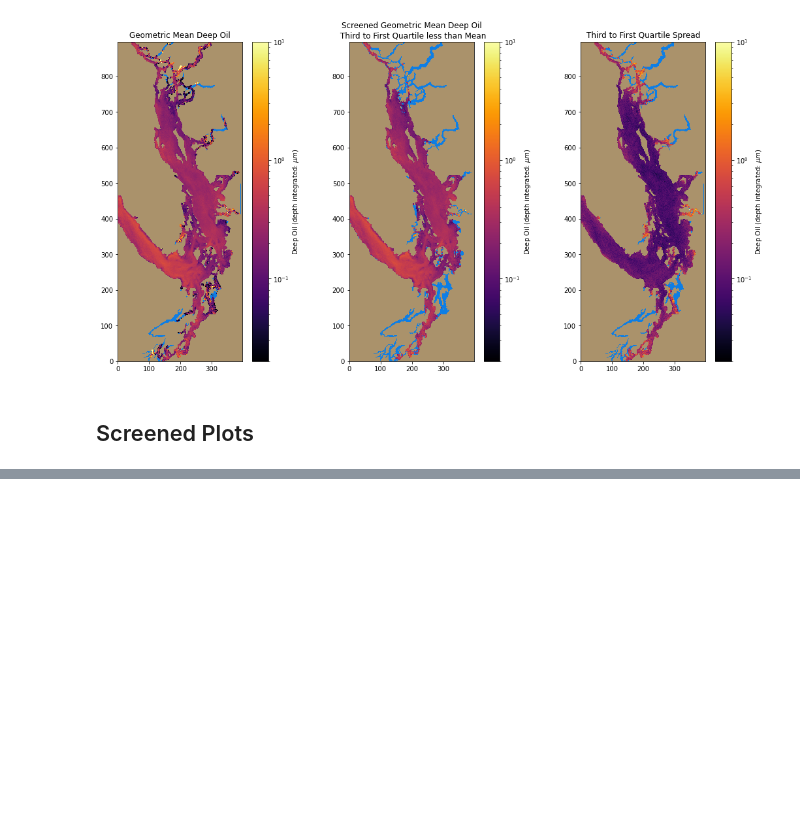
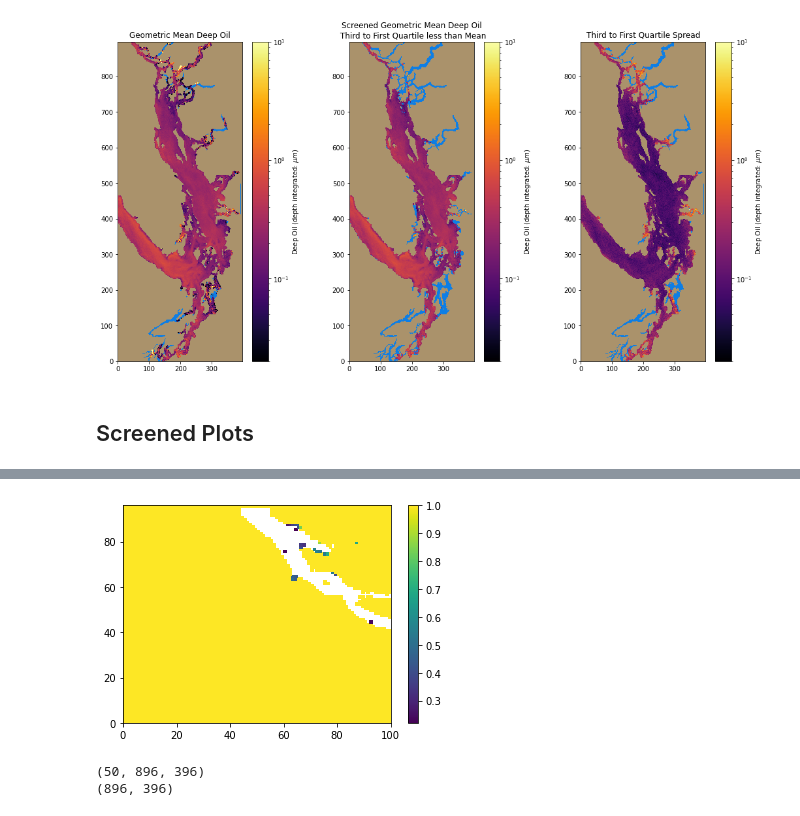
Before and after one commit to MIDOSS/Visualization, a Jupyter notebook: notebooks/Plot_Aggregates_oils_ErrorBnds.ipynb, the cells around one changed output, grey strips where cells are left out. Cells and saved outputs as stored; diff of their text form; code cells hidden in the pictures; blank space fills up the shorter version.

```diff
--- a/notebooks/Plot_Aggregates_oils_ErrorBnds.ipynb
+++ b/notebooks/Plot_Aggregates_oils_ErrorBnds.ipynb
@@ -625,0 +712,22 @@ axs[2, 2].set_title(
+# %%
+plt.pcolormesh(filter_del[800:, 0:100]/filter_location[800:, 0:100])
+plt.colorbar();
+# %% [output]
+[figure, added]
+# %%
+ma_deep_location = np.ma.masked_array(oil.deep_location[0]/(oil.deeppresence + eps),
+                                      oil.deeppresence == 0)
+print (oil.deep_location.shape)
+location_25 = np.quantile(oil.deep_location/(oil.deeppresence + eps), 0.25, axis=0)
+location_75 = np.quantile(oil.deep_location/(oil.deeppresence + eps), 0.75, axis=0)
+print (location_25.shape)
+
+location = np.ma.masked_array(oil.deep_location[0]/(oil.deeppresence + eps),
+                              (oil.deeppresence < need) | (
+    (location_75 - location_25 > absol)
+    & (location_75 - location_25 > perol*ma_deep_location)))
+
+ma_location_del = np.ma.masked_array(location_75 - location_25, oil.deeppresence < need)
+# %% [output]
+(50, 896, 396)
+(896, 396)
```
Also changed, not shown: parts of 17 cells of this notebook.
